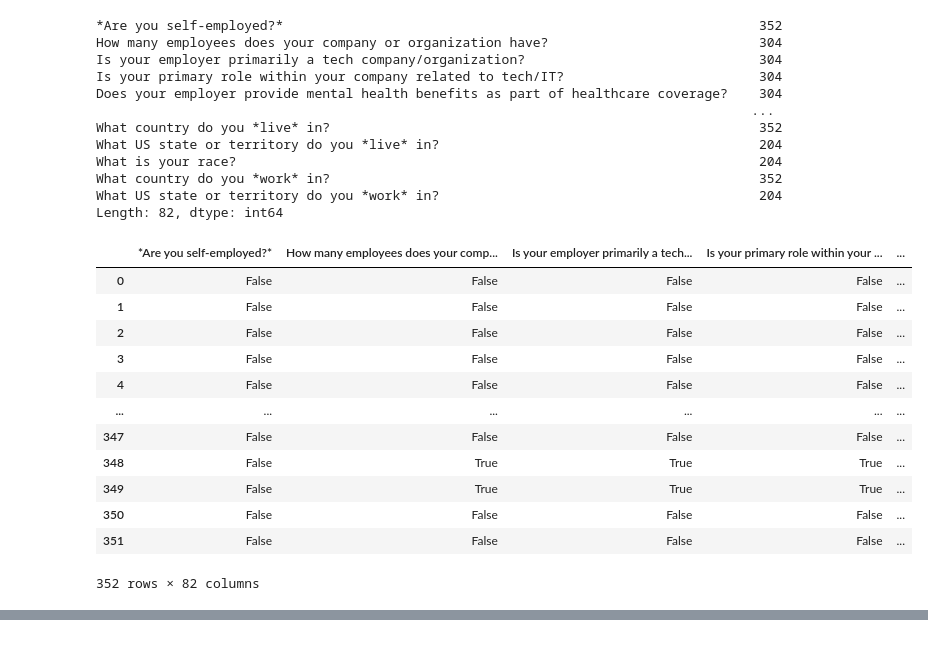
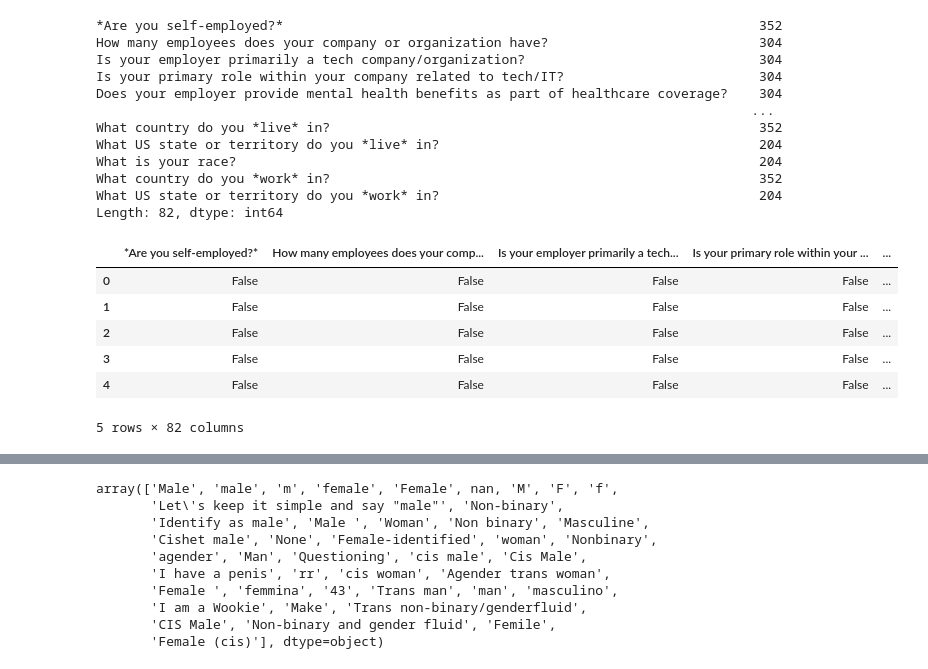
Before and after one commit to haiwy1218/mentalhealth_tech, a Jupyter notebook: mentalhealth_tech.ipynb, the cells around one changed output, grey strips where cells are left out. Drawn from its saved outputs; the diff is of its cells as text; code cells hidden in the pictures.

```diff
--- a/mentalhealth_tech.ipynb
+++ b/mentalhealth_tech.ipynb
@@ -38,20 +38,14 @@ What country do you *work* in?
 What US state or territory do you *work* in?                                         204
 Length: 82, dtype: int64
 # %%
-MentalHealth_df_c.isna()
+MentalHealth_df_c.isna().head()
 
 #all of them
 # %% [output]
 |  | *Are you self-employed?* | How many employees does your comp... | Is your employer primarily a tech... | Is your primary role within your ... | ... |
 | 0 | False | False | False | False | ... |
 | 1 | False | False | False | False | ... |
 | 2 | False | False | False | False | ... |
 | 3 | False | False | False | False | ... |
 | 4 | False | False | False | False | ... |
-| ... | ... | ... | ... | ... | ... |
-| 347 | False | False | False | False | ... |
-| 348 | False | True | True | True | ... |
-| 349 | False | True | True | True | ... |
-| 350 | False | False | False | False | ... |
-| 351 | False | False | False | False | ... |
-352 rows × 82 columns
+5 rows × 82 columns
@@ -93,3 +86,17 @@ print(MentalHealthClean2)
 351   24  Female (cis)     Oregon           Yes        3
 
 [352 rows x 5 columns]
+# %%
+# Unique labels
+MentalHealthClean2['Sex'].unique()
+# %% [output]
+array(['Male', 'male', 'm', 'female', 'Female', nan, 'M', 'F', 'f',
+       'Let\'s keep it simple and say "male"', 'Non-binary',
+       'Identify as male', 'Male ', 'Woman', 'Non binary', 'Masculine',
+       'Cishet male', 'None', 'Female-identified', 'woman', 'Nonbinary',
+       'agender', 'Man', 'Questioning', 'cis male', 'Cis Male',
+       'I have a penis', 'rr', 'cis woman', 'Agender trans woman',
+       'Female ', 'femmina', '43', 'Trans man', 'man', 'masculino',
+       'I am a Wookie', 'Make', 'Trans non-binary/genderfluid',
+       'CIS Male', 'Non-binary and gender fluid', 'Femile',
+       'Female (cis)'], dtype=object)
```
Also changed, not shown: parts of 12 cells of this notebook.
